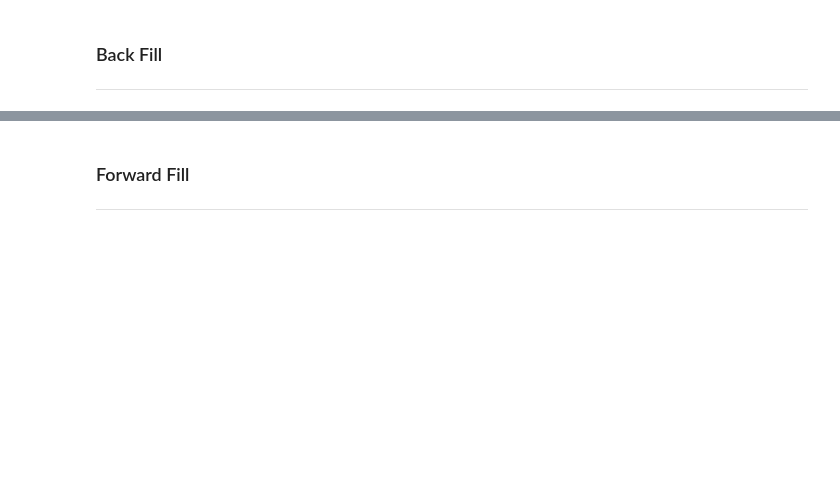
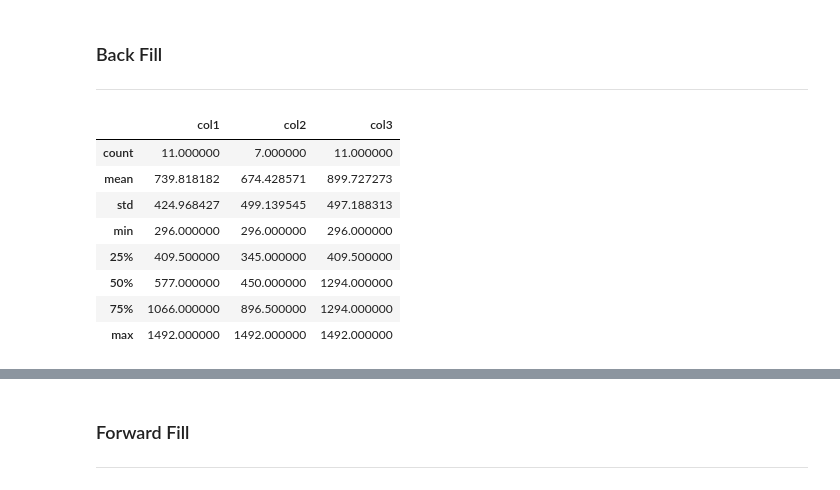
Before and after one commit to ppforde/ppforde, a Jupyter notebook: python/_pandas/missing_values.ipynb, the cells around one changed output, grey strips where cells are left out. Drawn from its saved outputs; the diff is of its cells as text; code cells hidden in the pictures; blank space fills up the shorter version.

```diff
--- a/python/_pandas/missing_values.ipynb
+++ b/python/_pandas/missing_values.ipynb
@@ -88,8 +195,19 @@ df[['col1','col3']].plot(alpha=.5, marker='o');
 # %%
 df.loc[beg:end, ['col2']] = None
 
-df['col3'] = df['col2'].fillna(method='bfill')
+#df['col3'] = df['col2'].fillna(method='bfill')
+df['col3'] = df['col2'].bfill()
 
 df.describe()
+# %% [output]
+|  | col1 | col2 | col3 |
+| count | 11.000000 | 7.000000 | 11.000000 |
+| mean | 739.818182 | 674.428571 | 899.727273 |
+| std | 424.968427 | 499.139545 | 497.188313 |
+| min | 296.000000 | 296.000000 | 296.000000 |
+| 25% | 409.500000 | 345.000000 | 409.500000 |
+| 50% | 577.000000 | 450.000000 | 1294.000000 |
+| 75% | 1066.000000 | 896.500000 | 1294.000000 |
+| max | 1492.000000 | 1492.000000 | 1492.000000 |
 # %%
 (df['col1'] - df['col3'])
```
Also changed, not shown: parts of 34 cells of this notebook, 2 other files.
